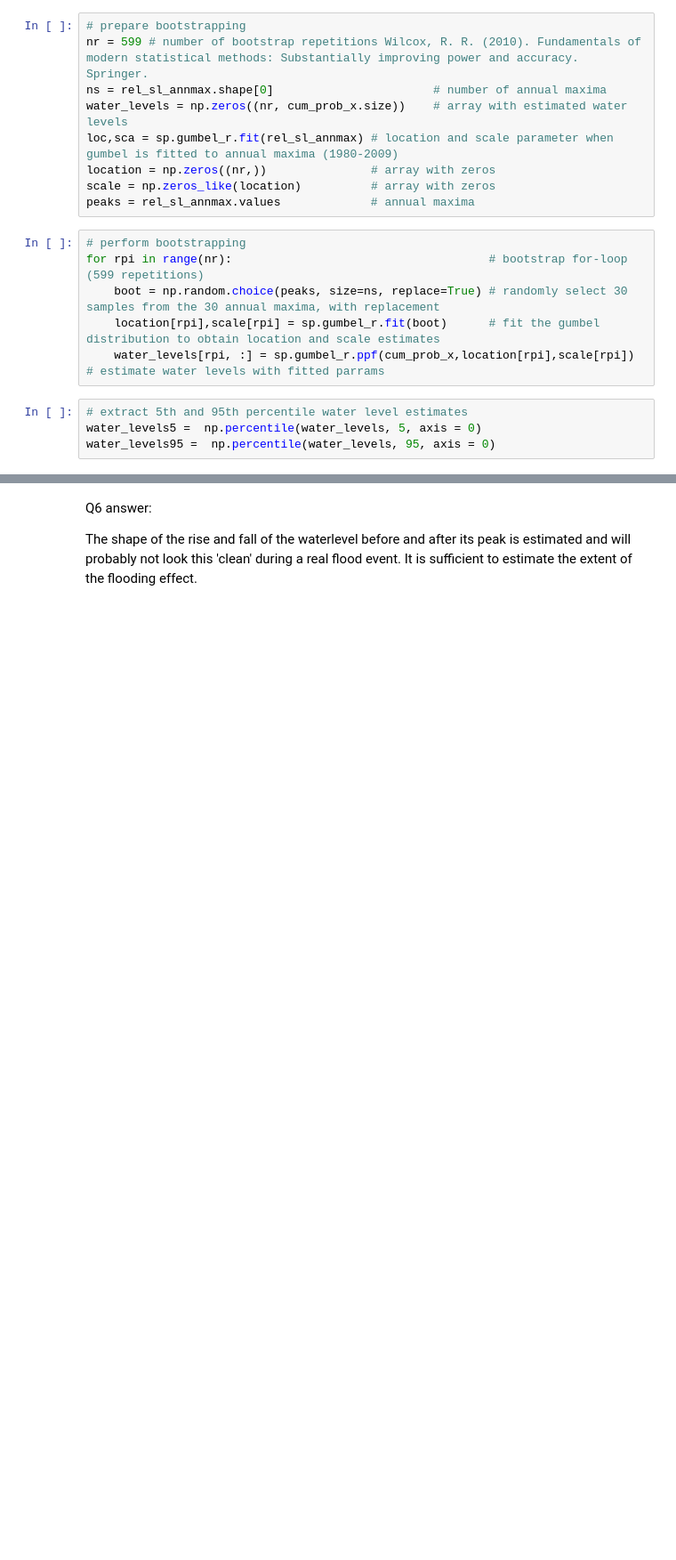
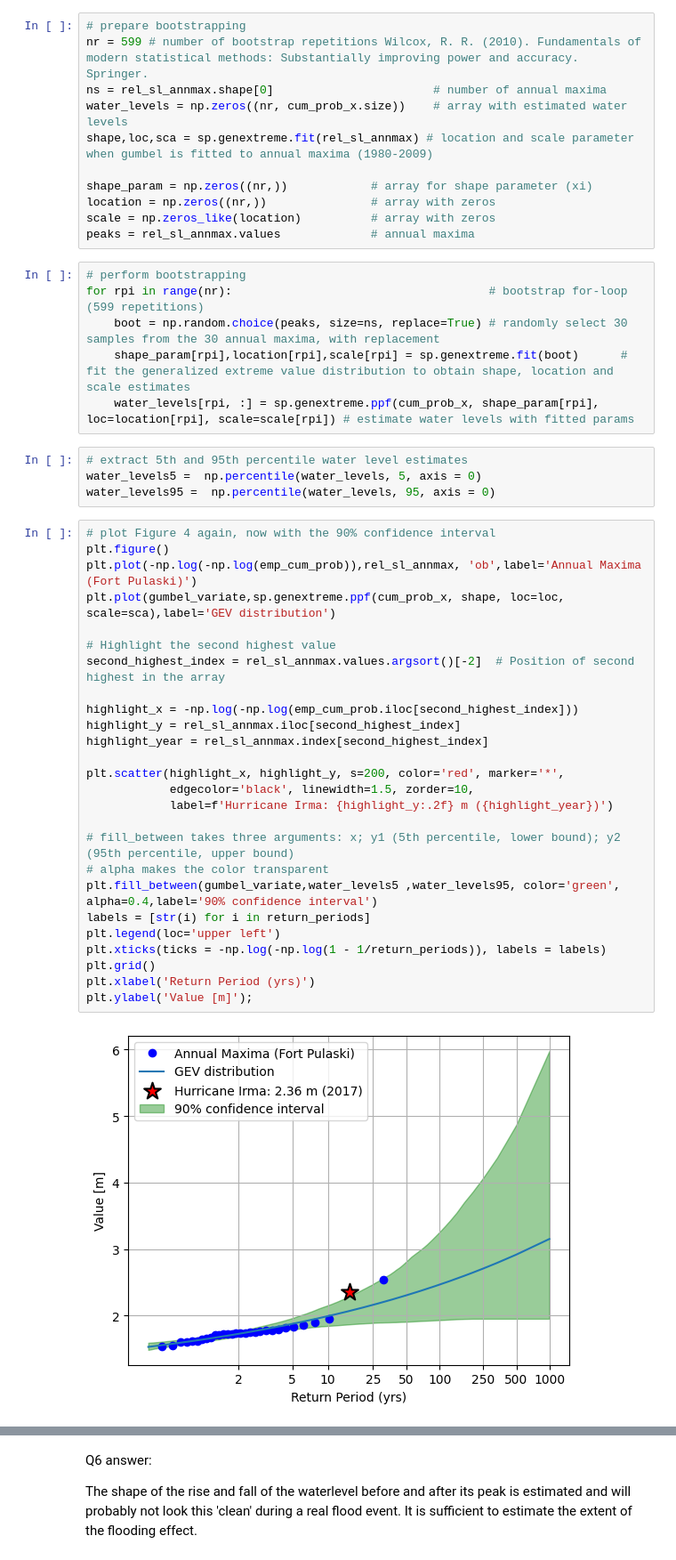
Before and after one commit to sd-59/Assignment_2_Coastal_flood_hazard_assessment-, a Jupyter notebook: notebooks/02_frequency_analysis_Fort_Pulaski.ipynb, the cells around one changed output, grey strips where cells are left out. Shown at 89% size. Saved outputs shown, nothing was run; the diff lists cells and outputs as text; blank space fills up the shorter version.

```diff
--- a/notebooks/02_frequency_analysis_Fort_Pulaski.ipynb
+++ b/notebooks/02_frequency_analysis_Fort_Pulaski.ipynb
@@ -421,7 +419,9 @@ When working on your own research area in a few days, we expect you to understan
 nr = 599 # number of bootstrap repetitions Wilcox, R. R. (2010). Fundamentals of modern statistical methods: Substantially improving power and accuracy. Springer.
 ns = rel_sl_annmax.shape[0]                       # number of annual maxima
 water_levels = np.zeros((nr, cum_prob_x.size))    # array with estimated water levels
-loc,sca = sp.gumbel_r.fit(rel_sl_annmax) # location and scale parameter when gumbel is fitted to annual maxima (1980-2009)
+shape,loc,sca = sp.genextreme.fit(rel_sl_annmax) # location and scale parameter when gumbel is fitted to annual maxima (1980-2009)
+
+shape_param = np.zeros((nr,))            # array for shape parameter (xi)
 location = np.zeros((nr,))               # array with zeros
 scale = np.zeros_like(location)          # array with zeros
 peaks = rel_sl_annmax.values             # annual maxima
@@ -429,9 +429,37 @@ peaks = rel_sl_annmax.values             # annual maxima
 # perform bootstrapping
 for rpi in range(nr):                                     # bootstrap for-loop (599 repetitions)
     boot = np.random.choice(peaks, size=ns, replace=True) # randomly select 30 samples from the 30 annual maxima, with replacement
-    location[rpi],scale[rpi] = sp.gumbel_r.fit(boot)      # fit the gumbel distribution to obtain location and scale estimates
-    water_levels[rpi, :] = sp.gumbel_r.ppf(cum_prob_x,location[rpi],scale[rpi]) # estimate water levels with fitted parrams
+    shape_param[rpi],location[rpi],scale[rpi] = sp.genextreme.fit(boot)      # fit the generalized extreme value distribution to obtain shape, location and scale estimates
+    water_levels[rpi, :] = sp.genextreme.ppf(cum_prob_x, shape_param[rpi], loc=location[rpi], scale=scale[rpi]) # estimate water levels with fitted params
 # %%
 # extract 5th and 95th percentile water level estimates
 water_levels5 =  np.percentile(water_levels, 5, axis = 0)
 water_levels95 =  np.percentile(water_levels, 95, axis = 0)
+# %%
+# plot Figure 4 again, now with the 90% confidence interval
+plt.figure()
+plt.plot(-np.log(-np.log(emp_cum_prob)),rel_sl_annmax, 'ob',label='Annual Maxima (Fort Pulaski)')
+plt.plot(gumbel_variate,sp.genextreme.ppf(cum_prob_x, shape, loc=loc, scale=sca),label='GEV distribution')
+
+# Highlight the second highest value
+second_highest_index = rel_sl_annmax.values.argsort()[-2]  # Position of second highest in the array
+
+highlight_x = -np.log(-np.log(emp_cum_prob.iloc[second_highest_index]))
+highlight_y = rel_sl_annmax.iloc[second_highest_index]
+highlight_year = rel_sl_annmax.index[second_highest_index]
+
+plt.scatter(highlight_x, highlight_y, s=200, color='red', marker='*',
+            edgecolor='black', linewidth=1.5, zorder=10,
+            label=f'Hurricane Irma: {highlight_y:.2f} m ({highlight_year})')
+
+# fill_between takes three arguments: x; y1 (5th percentile, lower bound); y2 (95th percentile, upper bound)
+# alpha makes the color transparent
+plt.fill_between(gumbel_variate,water_levels5 ,water_levels95, color='green', alpha=0.4,label='90% confidence interval')
+labels = [str(i) for i in return_periods]
+plt.legend(loc='upper left')
+plt.xticks(ticks = -np.log(-np.log(1 - 1/return_periods)), labels = labels)
+plt.grid()
+plt.xlabel('Return Period (yrs)')
+plt.ylabel('Value [m]');
+# %% [output]
+[figure, added]
```
Also changed, not shown: parts of 6 cells of this notebook, 3 other files.
